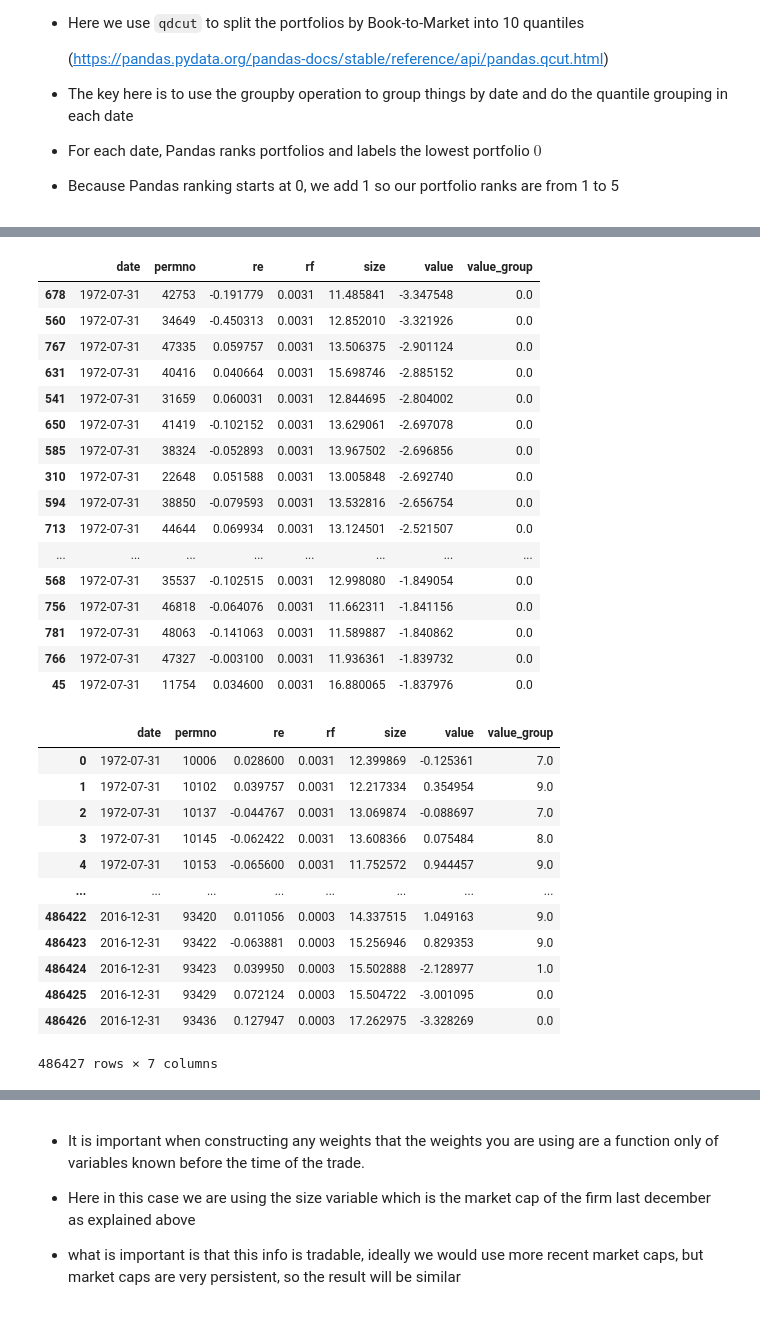
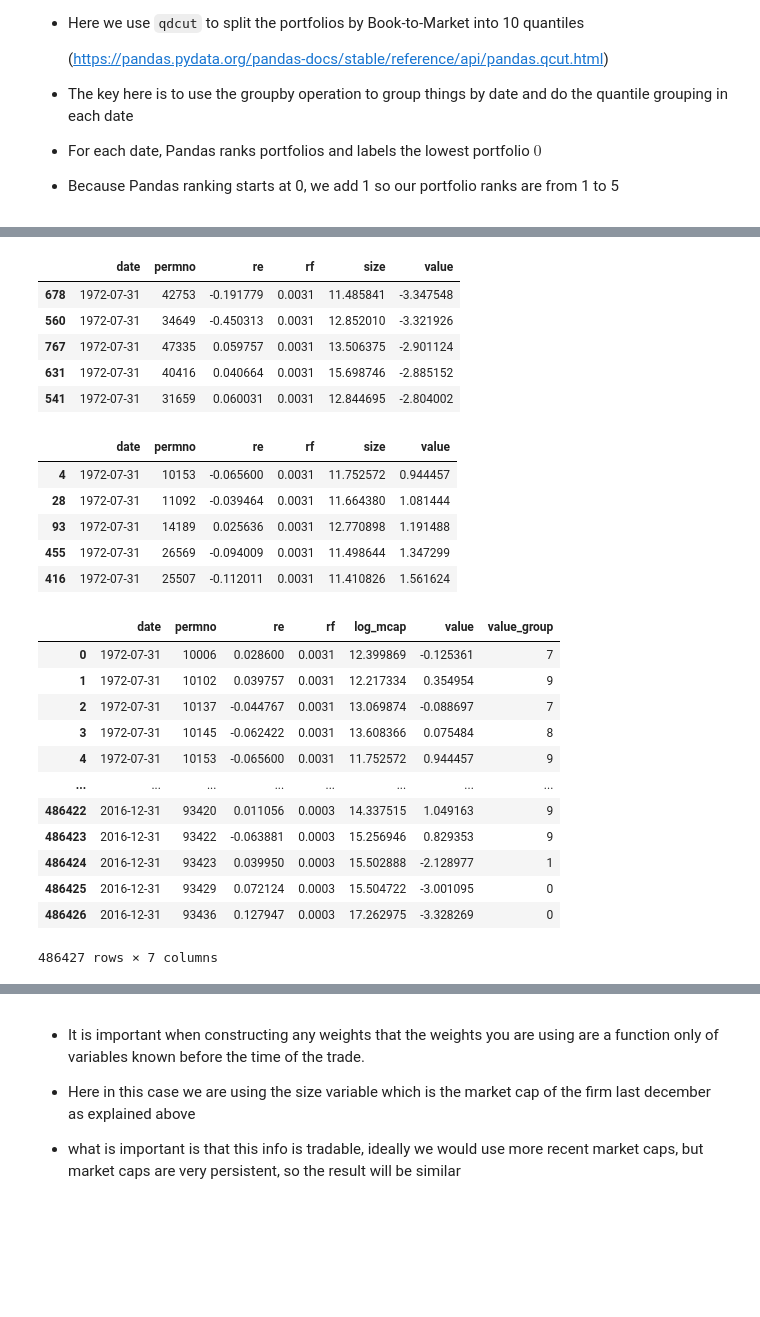
Before and after one commit to amoreira2/Lectures, a Jupyter notebook: chapters/Finance/Notebook6B_Valueinvesting.ipynb, the cells around one changed output, grey strips where cells are left out. Drawn from its saved outputs; the diff is of its cells as text; code cells hidden in the pictures; blank space fills up the shorter version.

```diff
--- a/chapters/Finance/Notebook6B_Valueinvesting.ipynb
+++ b/chapters/Finance/Notebook6B_Valueinvesting.ipynb
@@ -39,5 +60,8 @@ import matplotlib.pyplot as plt
 url = "https://www.dropbox.com/s/lyvzy649na6p8su/value_characteristic.csv?dl=1"
 parser = lambda date: pd.to_datetime(date,format='%m%y')
 Data = pd.read_csv(url,parse_dates=[0])
+# This simply shits the date to be in an end of month basis
+Data.date=Data.date+pd.tseries.offsets.MonthEnd()
+Data.rename(columns={'size':'log_mcap'},inplace=True)
 Data
 # %% [output]
@@ -199,38 +174,36 @@ Name: value, Length: 534, dtype: float64
 # %%
-df[df.date=='1972-07-31'].sort_values(by='value').head(50)
+df[df.date=='1972-07-31'].sort_values(by='value').head(5)
 # %% [output]
-|  | date | permno | re | rf | size | value | value_group |
-| 678 | 1972-07-31 | 42753 | -0.191779 | 0.0031 | 11.485841 | -3.347548 | 0.0 |
-| 560 | 1972-07-31 | 34649 | -0.450313 | 0.0031 | 12.852010 | -3.321926 | 0.0 |
-| 767 | 1972-07-31 | 47335 | 0.059757 | 0.0031 | 13.506375 | -2.901124 | 0.0 |
-| 631 | 1972-07-31 | 40416 | 0.040664 | 0.0031 | 15.698746 | -2.885152 | 0.0 |
-| 541 | 1972-07-31 | 31659 | 0.060031 | 0.0031 | 12.844695 | -2.804002 | 0.0 |
-| 650 | 1972-07-31 | 41419 | -0.102152 | 0.0031 | 13.629061 | -2.697078 | 0.0 |
-| 585 | 1972-07-31 | 38324 | -0.052893 | 0.0031 | 13.967502 | -2.696856 | 0.0 |
-| 310 | 1972-07-31 | 22648 | 0.051588 | 0.0031 | 13.005848 | -2.692740 | 0.0 |
-| 594 | 1972-07-31 | 38850 | -0.079593 | 0.0031 | 13.532816 | -2.656754 | 0.0 |
-| 713 | 1972-07-31 | 44644 | 0.069934 | 0.0031 | 13.124501 | -2.521507 | 0.0 |
-| ... | ... | ... | ... | ... | ... | ... | ... |
-| 568 | 1972-07-31 | 35537 | -0.102515 | 0.0031 | 12.998080 | -1.849054 | 0.0 |
-| 756 | 1972-07-31 | 46818 | -0.064076 | 0.0031 | 11.662311 | -1.841156 | 0.0 |
-| 781 | 1972-07-31 | 48063 | -0.141063 | 0.0031 | 11.589887 | -1.840862 | 0.0 |
-| 766 | 1972-07-31 | 47327 | -0.003100 | 0.0031 | 11.936361 | -1.839732 | 0.0 |
-| 45 | 1972-07-31 | 11754 | 0.034600 | 0.0031 | 16.880065 | -1.837976 | 0.0 |
+|  | date | permno | re | rf | size | value |
+| 678 | 1972-07-31 | 42753 | -0.191779 | 0.0031 | 11.485841 | -3.347548 |
+| 560 | 1972-07-31 | 34649 | -0.450313 | 0.0031 | 12.852010 | -3.321926 |
+| 767 | 1972-07-31 | 47335 | 0.059757 | 0.0031 | 13.506375 | -2.901124 |
+| 631 | 1972-07-31 | 40416 | 0.040664 | 0.0031 | 15.698746 | -2.885152 |
+| 541 | 1972-07-31 | 31659 | 0.060031 | 0.0031 | 12.844695 | -2.804002 |
+# %%
+df[df.date=='1972-07-31'].sort_values(by='value').tail(5)
+# %% [output]
+|  | date | permno | re | rf | size | value |
+| 4 | 1972-07-31 | 10153 | -0.065600 | 0.0031 | 11.752572 | 0.944457 |
+| 28 | 1972-07-31 | 11092 | -0.039464 | 0.0031 | 11.664380 | 1.081444 |
+| 93 | 1972-07-31 | 14189 | 0.025636 | 0.0031 | 12.770898 | 1.191488 |
+| 455 | 1972-07-31 | 26569 | -0.094009 | 0.0031 | 11.498644 | 1.347299 |
+| 416 | 1972-07-31 | 25507 | -0.112011 | 0.0031 | 11.410826 | 1.561624 |
 # %%
 ngroups=10
 df['value_group']=df.groupby(['date'])['value'].transform(lambda x: pd.qcut(x, ngroups, labels=False,duplicates='drop'))
 df
 # %% [output]
-|  | date | permno | re | rf | size | value | value_group |
-| 0 | 1972-07-31 | 10006 | 0.028600 | 0.0031 | 12.399869 | -0.125361 | 7.0 |
-| 1 | 1972-07-31 | 10102 | 0.039757 | 0.0031 | 12.217334 | 0.354954 | 9.0 |
-| 2 | 1972-07-31 | 10137 | -0.044767 | 0.0031 | 13.069874 | -0.088697 | 7.0 |
-| 3 | 1972-07-31 | 10145 | -0.062422 | 0.0031 | 13.608366 | 0.075484 | 8.0 |
-| 4 | 1972-07-31 | 10153 | -0.065600 | 0.0031 | 11.752572 | 0.944457 | 9.0 |
+|  | date | permno | re | rf | log_mcap | value | value_group |
+| 0 | 1972-07-31 | 10006 | 0.028600 | 0.0031 | 12.399869 | -0.125361 | 7 |
+| 1 | 1972-07-31 | 10102 | 0.039757 | 0.0031 | 12.217334 | 0.354954 | 9 |
+| 2 | 1972-07-31 | 10137 | -0.044767 | 0.0031 | 13.069874 | -0.088697 | 7 |
+| 3 | 1972-07-31 | 10145 | -0.062422 | 0.0031 | 13.608366 | 0.075484 | 8 |
+| 4 | 1972-07-31 | 10153 | -0.065600 | 0.0031 | 11.752572 | 0.944457 | 9 |
 | ... | ... | ... | ... | ... | ... | ... | ... |
-| 486422 | 2016-12-31 | 93420 | 0.011056 | 0.0003 | 14.337515 | 1.049163 | 9.0 |
-| 486423 | 2016-12-31 | 93422 | -0.063881 | 0.0003 | 15.256946 | 0.829353 | 9.0 |
-| 486424 | 2016-12-31 | 93423 | 0.039950 | 0.0003 | 15.502888 | -2.128977 | 1.0 |
-| 486425 | 2016-12-31 | 93429 | 0.072124 | 0.0003 | 15.504722 | -3.001095 | 0.0 |
-| 486426 | 2016-12-31 | 93436 | 0.127947 | 0.0003 | 17.262975 | -3.328269 | 0.0 |
+| 486422 | 2016-12-31 | 93420 | 0.011056 | 0.0003 | 14.337515 | 1.049163 | 9 |
+| 486423 | 2016-12-31 | 93422 | -0.063881 | 0.0003 | 15.256946 | 0.829353 | 9 |
+| 486424 | 2016-12-31 | 93423 | 0.039950 | 0.0003 | 15.502888 | -2.128977 | 1 |
+| 486425 | 2016-12-31 | 93429 | 0.072124 | 0.0003 | 15.504722 | -3.001095 | 0 |
+| 486426 | 2016-12-31 | 93436 | 0.127947 | 0.0003 | 17.262975 | -3.328269 | 0 |
 486427 rows × 7 columns
```
Also changed, not shown: parts of 36 cells of this notebook, 19 other files.
